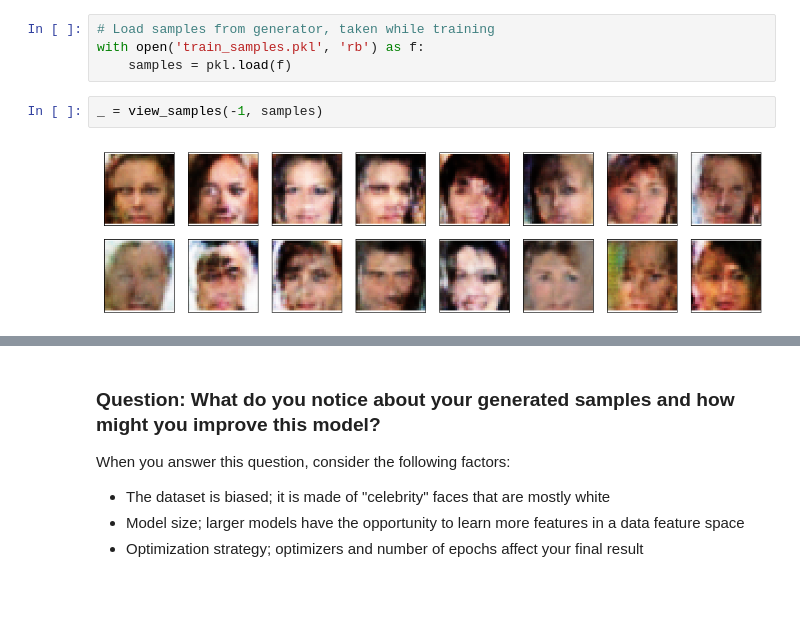
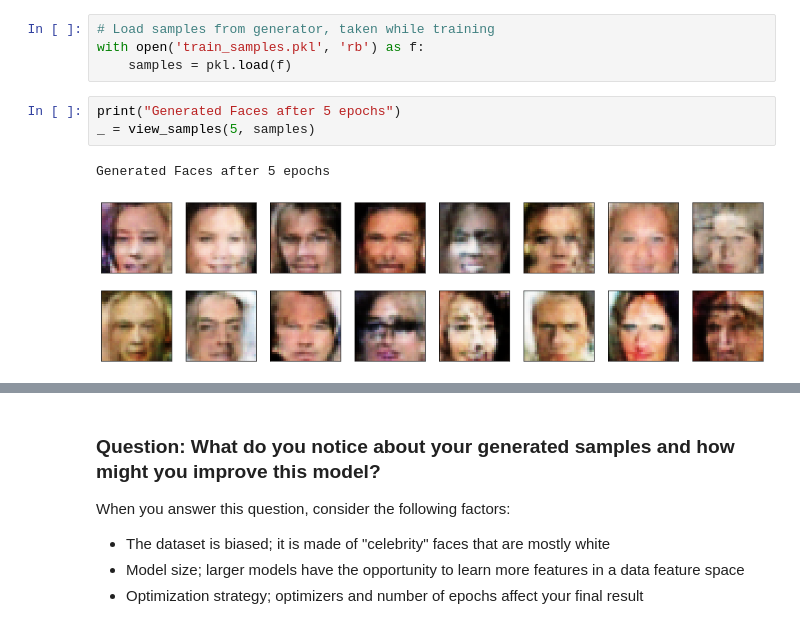
Before and after one commit to jeff-daniels/Udacity-Deep-Learning-NanoDegree, a Jupyter notebook: Project 4: Face Generation/dlnd_face_generation.ipynb, the cells around one changed output, grey strips where cells are left out. Cells and saved outputs as stored; diff of their text form; blank space fills up the shorter version.

```diff
--- a/Project 4: Face Generation/dlnd_face_generation.ipynb
+++ b/Project 4: Face Generation/dlnd_face_generation.ipynb
@@ -681,7 +681,9 @@ def view_samples(epoch, samples):
 # Load samples from generator, taken while training
 with open('train_samples.pkl', 'rb') as f:
     samples = pkl.load(f)
-# %%
-_ = view_samples(-1, samples)
-# %% [output]
-[figure, removed]
+# %%
+print("Generated Faces after 5 epochs")
+_ = view_samples(5, samples)
+# %% [output]
+Generated Faces after 5 epochs
+[figure, added]
```
Also changed, not shown: parts of 9 cells of this notebook, 1 other file.
